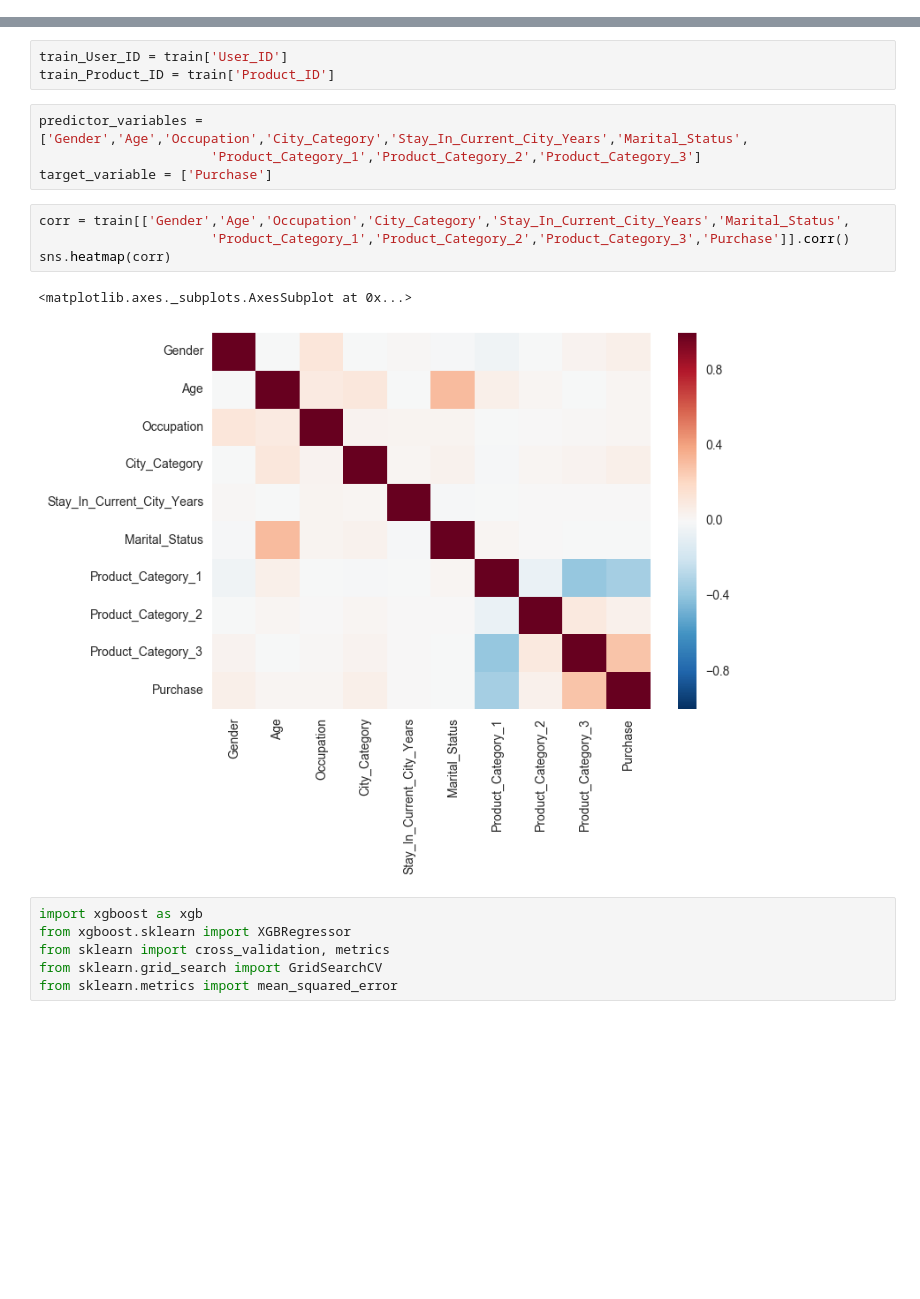
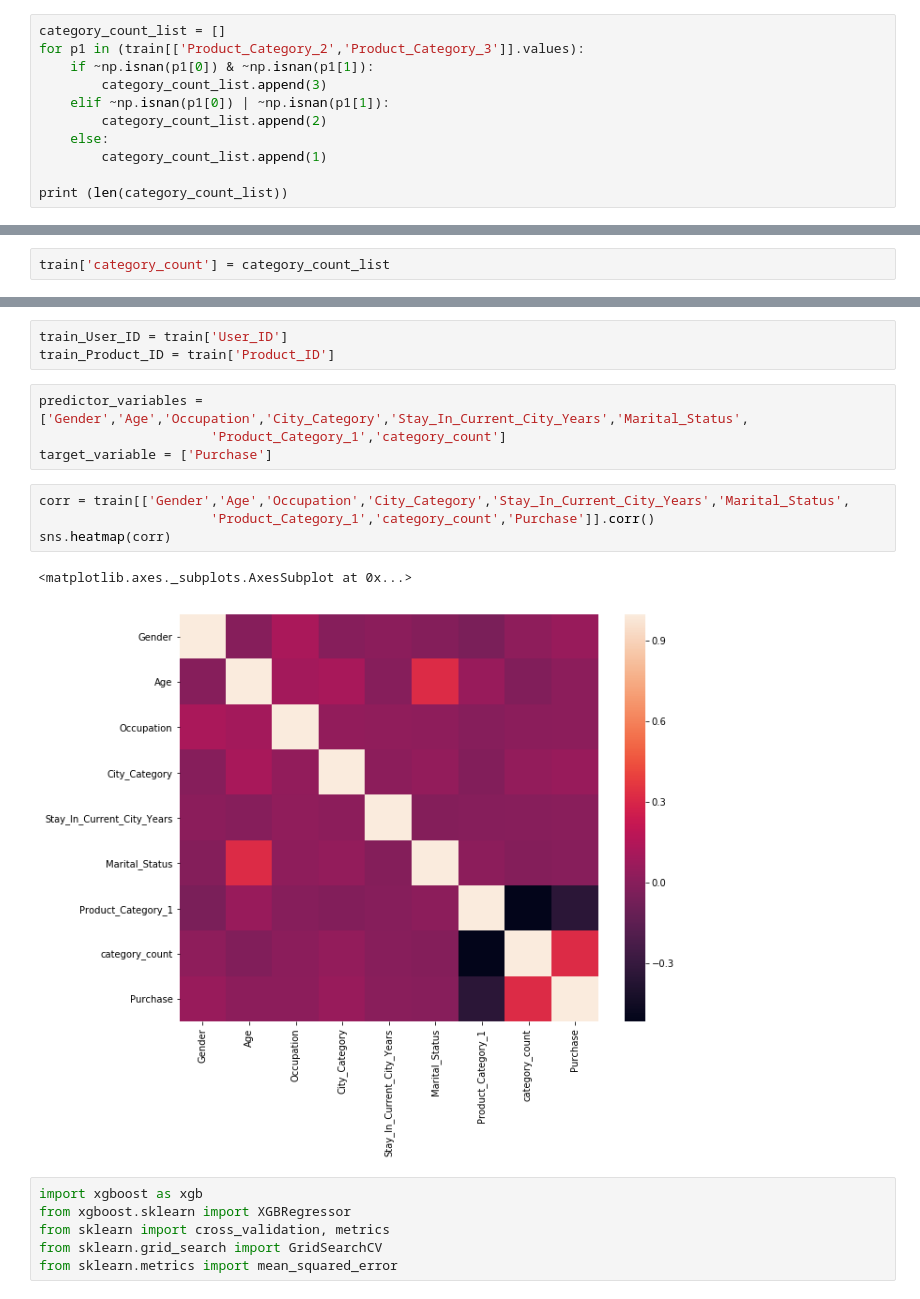
Before and after one commit to hemanth171/Predict_Purchase_Amount_Of_A_Customer, a Jupyter notebook: Black_Friday_Prediction.ipynb, the cells around one changed output, grey strips where cells are left out. Saved outputs shown, nothing was run; the diff lists cells and outputs as text; blank space fills up the shorter version.

Commit message:
added category_count

```diff
--- a/Black_Friday_Prediction.ipynb
+++ b/Black_Friday_Prediction.ipynb
@@ -242,0 +242,11 @@ Name: Age, dtype: int64
+# %%
+category_count_list = []
+for p1 in (train[['Product_Category_2','Product_Category_3']].values):
+    if ~np.isnan(p1[0]) & ~np.isnan(p1[1]):
+        category_count_list.append(3)
+    elif ~np.isnan(p1[0]) | ~np.isnan(p1[1]):
+        category_count_list.append(2)
+    else:
+        category_count_list.append(1)
+
+print (len(category_count_list))
@@ -242,0 +255,2 @@ Name: Age, dtype: int64
+# %%
+train['category_count'] = category_count_list
@@ -348,15 +433,15 @@ train_User_ID = train['User_ID']
 train_Product_ID = train['Product_ID']
 # %%
 predictor_variables = ['Gender','Age','Occupation','City_Category','Stay_In_Current_City_Years','Marital_Status',
-                      'Product_Category_1','Product_Category_2','Product_Category_3']
+                      'Product_Category_1','category_count']
 target_variable = ['Purchase']
 # %%
 corr = train[['Gender','Age','Occupation','City_Category','Stay_In_Current_City_Years','Marital_Status',
-                      'Product_Category_1','Product_Category_2','Product_Category_3','Purchase']].corr()
+                      'Product_Category_1','category_count','Purchase']].corr()
 sns.heatmap(corr)
 # %% [output]
 <matplotlib.axes._subplots.AxesSubplot at 0x...>
-[figure, old version]
+[figure, new version]
 # %%
 import xgboost as xgb
 from xgboost.sklearn import XGBRegressor
```
Also changed, not shown: parts of 16 cells of this notebook.
